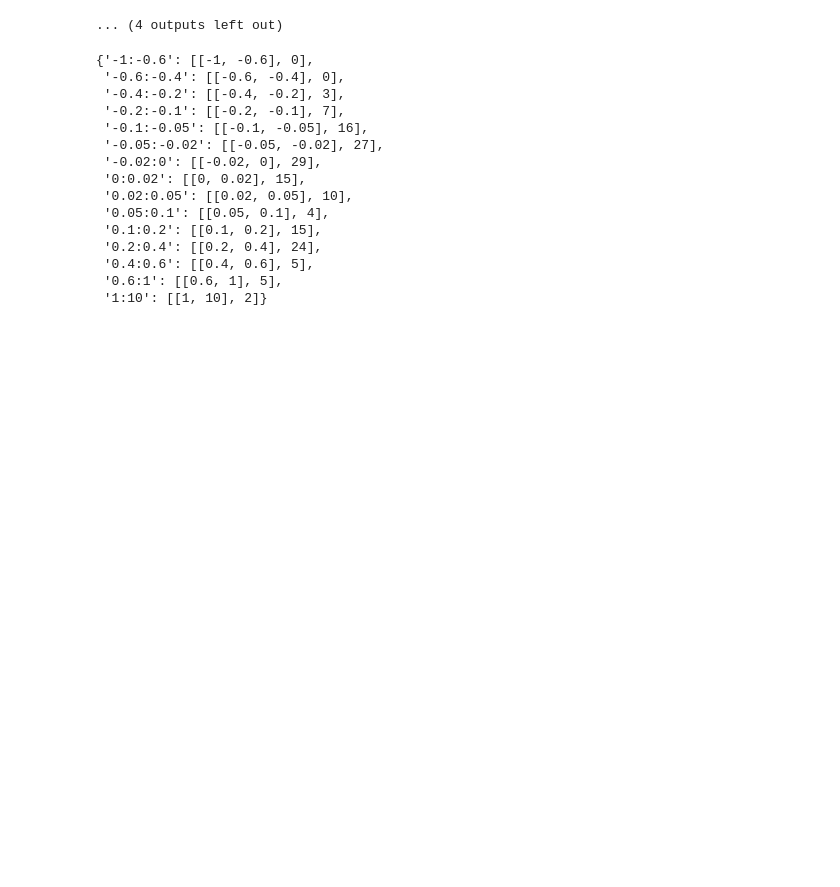
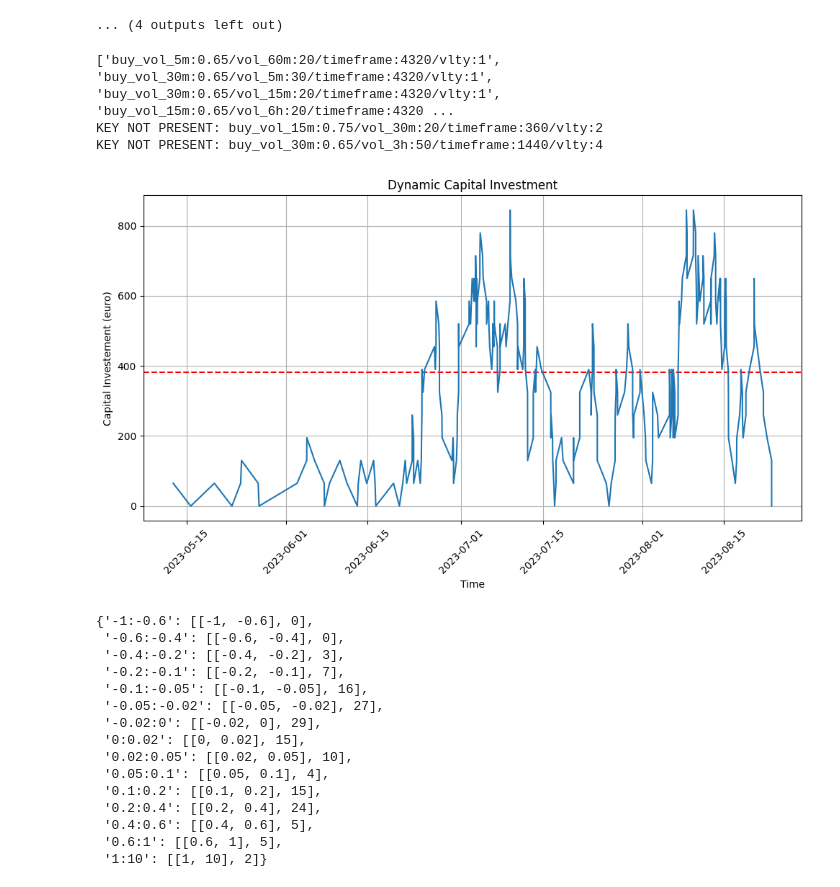
Before and after one commit to albertoRainieri/Crypto_Trading_System, a Jupyter notebook: analysis/Analysis.ipynb, the cells around one changed output. Cells and saved outputs as stored; diff of their text form; code cells hidden in the pictures; blank space fills up the shorter version.

```diff
--- a/analysis/Analysis.ipynb
+++ b/analysis/Analysis.ipynb
@@ -351,7 +351,13 @@ Biggest Drop: 56.04 at 2023-07-20T05:59:02.353163
 ... (4 outputs left out)
 # %%
 from Functions import check_invevestment_amount
-check_invevestment_amount(info, output, investment_amount=65, riskmanagement_path="/Users/albertorainieri/Projects/Personal/analysis/riskmanagement_backup/riskmanagement-2023-8-24-[25, 15, 10, 5]-5-173.json")
+riskmanagement_path = "/Users/albertorainieri/Projects/Personal/analysis/riskmanagement_backup/riskmanagement-2023-8-25-[25, 15, 10, 5]-5-998.json"
+check_invevestment_amount(info, output, investment_amount=65, riskmanagement_path=riskmanagement_path)
+# %% [output]
+['buy_vol_5m:0.65/vol_60m:20/timeframe:4320/vlty:1', 'buy_vol_30m:0.65/vol_5m:30/timeframe:4320/vlty:1', 'buy_vol_30m:0.65/vol_15m:20/timeframe:4320/vlty:1', 'buy_vol_15m:0.65/vol_6h:20/timeframe:4320 ...
+KEY NOT PRESENT: buy_vol_15m:0.75/vol_30m:20/timeframe:360/vlty:2
+KEY NOT PRESENT: buy_vol_30m:0.65/vol_3h:50/timeframe:1440/vlty:4
+[figure, added]
 # %%
 PERFORMANCE_SCENARIOS
 # %% [output]
```
Also changed, not shown: parts of 2 cells of this notebook, 16 other files.
